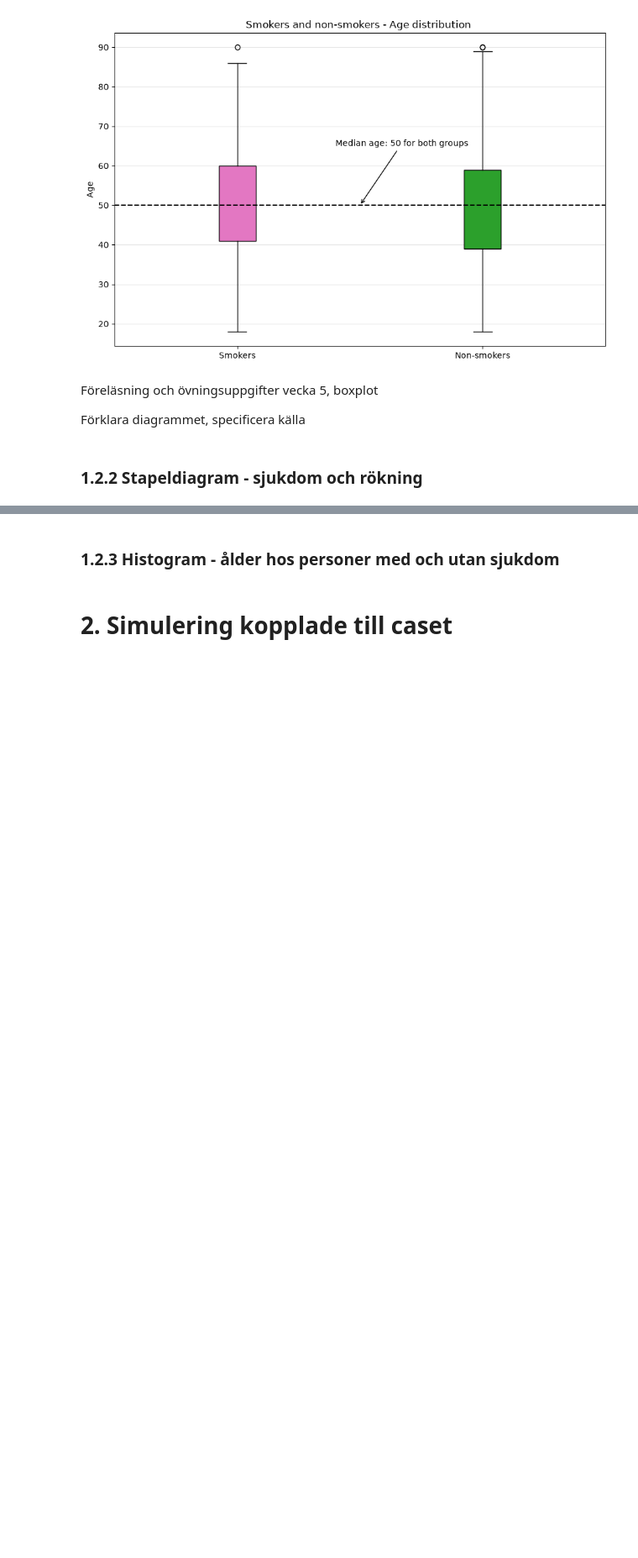
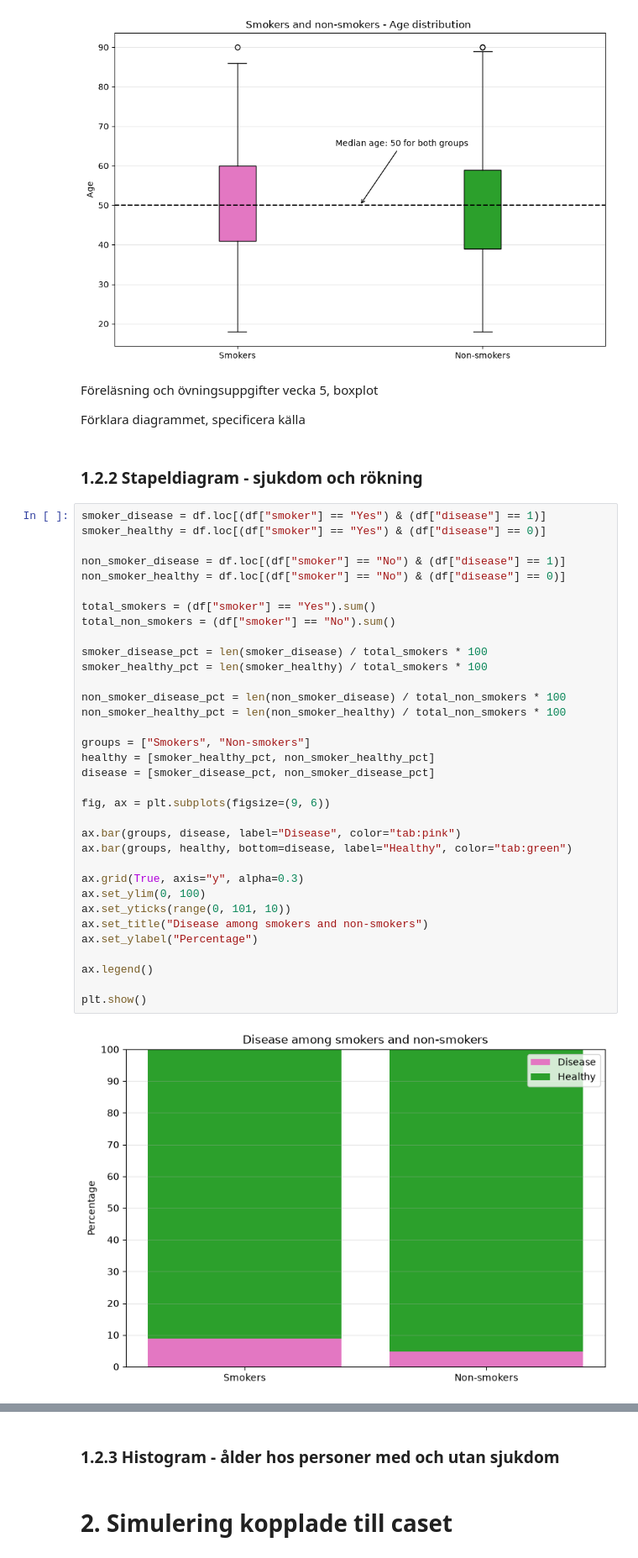
Before and after one commit to wilolel/health-study-project, a Jupyter notebook: notebooks/del1.ipynb, the cells around one changed output, grey strips where cells are left out. Shown at 84% size. Saved outputs shown, nothing was run; the diff lists cells and outputs as text; blank space fills up the shorter version.

```diff
--- a/notebooks/del1.ipynb
+++ b/notebooks/del1.ipynb
@@ -78,3 +78,39 @@ Föreläsning och övningsuppgifter vecka 5, boxplot
 Förklara diagrammet, specificera källa
 # %% [markdown]
 ### 1.2.2 Stapeldiagram - sjukdom och rökning
+# %%
+smoker_disease = df.loc[(df["smoker"] == "Yes") & (df["disease"] == 1)]
+smoker_healthy = df.loc[(df["smoker"] == "Yes") & (df["disease"] == 0)]
+
+non_smoker_disease = df.loc[(df["smoker"] == "No") & (df["disease"] == 1)]
+non_smoker_healthy = df.loc[(df["smoker"] == "No") & (df["disease"] == 0)]
+
+total_smokers = (df["smoker"] == "Yes").sum()
+total_non_smokers = (df["smoker"] == "No").sum()
+
+smoker_disease_pct = len(smoker_disease) / total_smokers * 100
+smoker_healthy_pct = len(smoker_healthy) / total_smokers * 100
+
+non_smoker_disease_pct = len(non_smoker_disease) / total_non_smokers * 100
+non_smoker_healthy_pct = len(non_smoker_healthy) / total_non_smokers * 100
+
+groups = ["Smokers", "Non-smokers"]
+healthy = [smoker_healthy_pct, non_smoker_healthy_pct]
+disease = [smoker_disease_pct, non_smoker_disease_pct]
+
+fig, ax = plt.subplots(figsize=(9, 6))
+
+ax.bar(groups, disease, label="Disease", color="tab:pink")
+ax.bar(groups, healthy, bottom=disease, label="Healthy", color="tab:green")
+
+ax.grid(True, axis="y", alpha=0.3)
+ax.set_ylim(0, 100)
+ax.set_yticks(range(0, 101, 10))
+ax.set_title("Disease among smokers and non-smokers")
+ax.set_ylabel("Percentage")
+
+ax.legend()
+
+plt.show()
+# %% [output]
+[figure, added]
```
Also changed, not shown: parts of 1 cell of this notebook.
